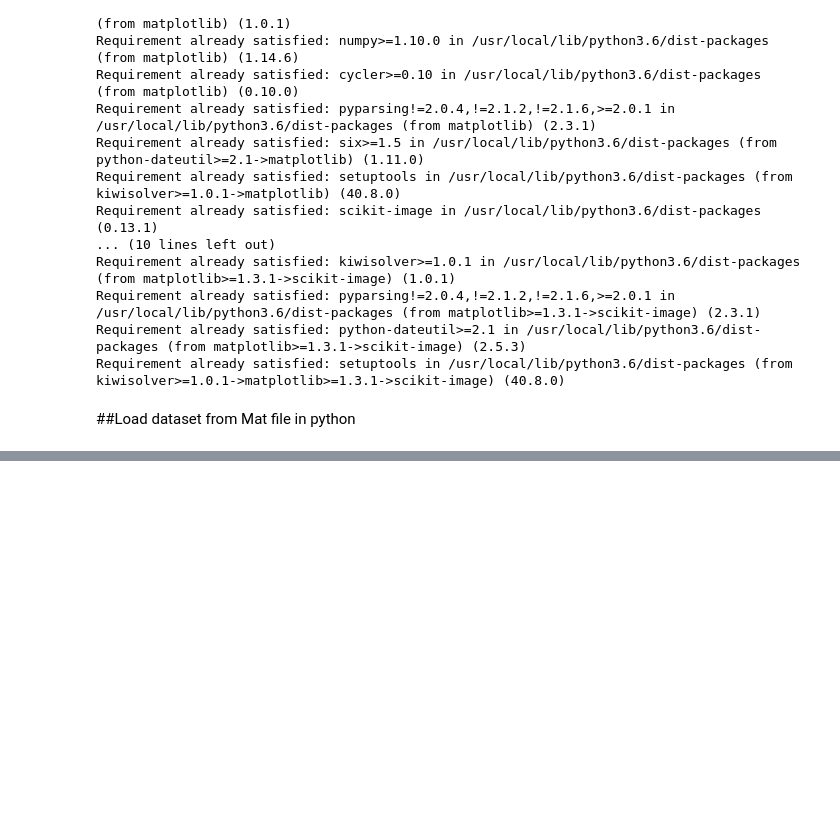
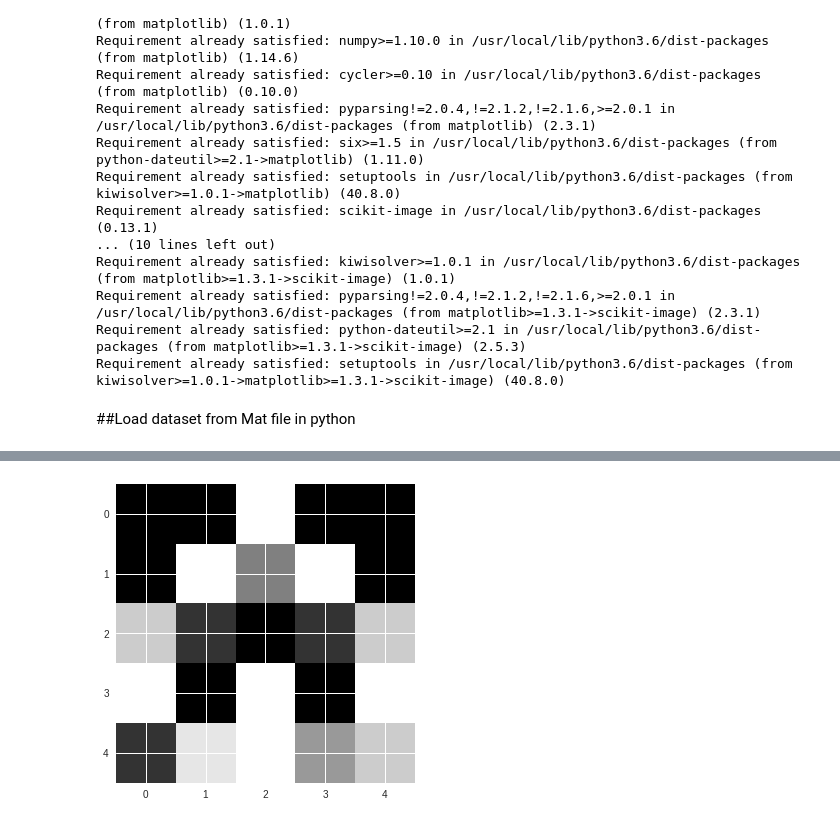
Before and after one commit to hkhojasteh/Personal-Blog, a Jupyter notebook: introduction-to-deep-learning-with-keras-workshop/01_Introduction_to_Deep_Learning_with_Keras_Workshop.ipynb, the cells around one changed output, grey strips where cells are left out. Saved outputs shown, nothing was run; the diff lists cells and outputs as text; code cells hidden in the pictures; blank space fills up the shorter version.

```diff
--- a/introduction-to-deep-learning-with-keras-workshop/01_Introduction_to_Deep_Learning_with_Keras_Workshop.ipynb
+++ b/introduction-to-deep-learning-with-keras-workshop/01_Introduction_to_Deep_Learning_with_Keras_Workshop.ipynb
@@ -192,0 +230,6 @@ dataset = io.loadmat('./dataset/Data_hoda_full.mat')
+# %%
+image = X_train_5by5[1]
+plt.imshow(image, cmap='gray')
+plt.show()
+# %% [output]
+[figure, added]
```
Also changed, not shown: parts of 8 cells of this notebook.
